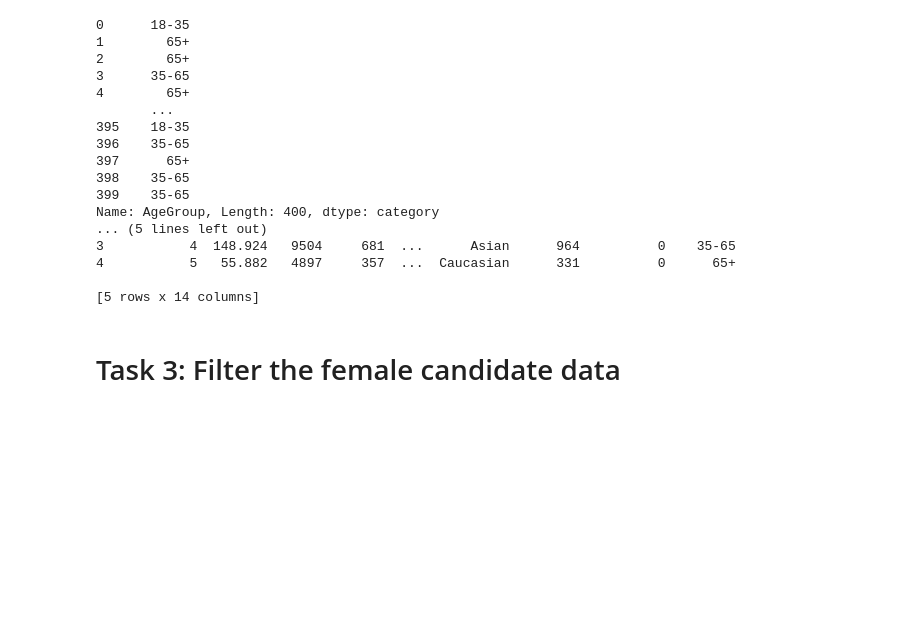
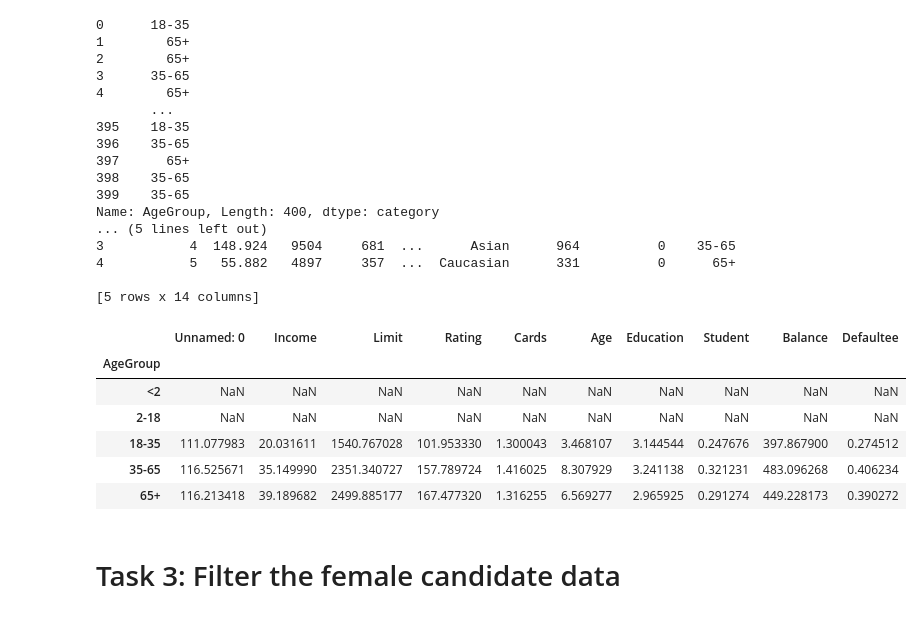
Before and after one commit to philsaurabh/Tutorials, a Jupyter notebook: Pandas_Tutorial_2.ipynb, the cells around one changed output. Saved outputs shown, nothing was run; the diff lists cells and outputs as text; code cells hidden in the pictures; blank space fills up the shorter version.

```diff
--- a/Pandas_Tutorial_2.ipynb
+++ b/Pandas_Tutorial_2.ipynb
@@ -133,6 +133,16 @@ Name: AgeGroup, Length: 400, dtype: category
 4           5   55.882   4897     357  ...  Caucasian      331          0      65+
 
 [5 rows x 14 columns]
+# %%
+df.groupby(['AgeGroup']).std()
+# %% [output]
+|  | Unnamed: 0 | Income | Limit | Rating | Cards | Age | Education | Student | Balance | Defaultee |
+| AgeGroup |  |  |  |  |  |  |  |  |  |  |
+| <2 | NaN | NaN | NaN | NaN | NaN | NaN | NaN | NaN | NaN | NaN |
+| 2-18 | NaN | NaN | NaN | NaN | NaN | NaN | NaN | NaN | NaN | NaN |
+| 18-35 | 111.077983 | 20.031611 | 1540.767028 | 101.953330 | 1.300043 | 3.468107 | 3.144544 | 0.247676 | 397.867900 | 0.274512 |
+| 35-65 | 116.525671 | 35.149990 | 2351.340727 | 157.789724 | 1.416025 | 8.307929 | 3.241138 | 0.321231 | 483.096268 | 0.406234 |
+| 65+ | 116.213418 | 39.189682 | 2499.885177 | 167.477320 | 1.316255 | 6.569277 | 2.965925 | 0.291274 | 449.228173 | 0.390272 |
 # %% [markdown]
 # Task 3: Filter the female candidate data
 # %%
```
